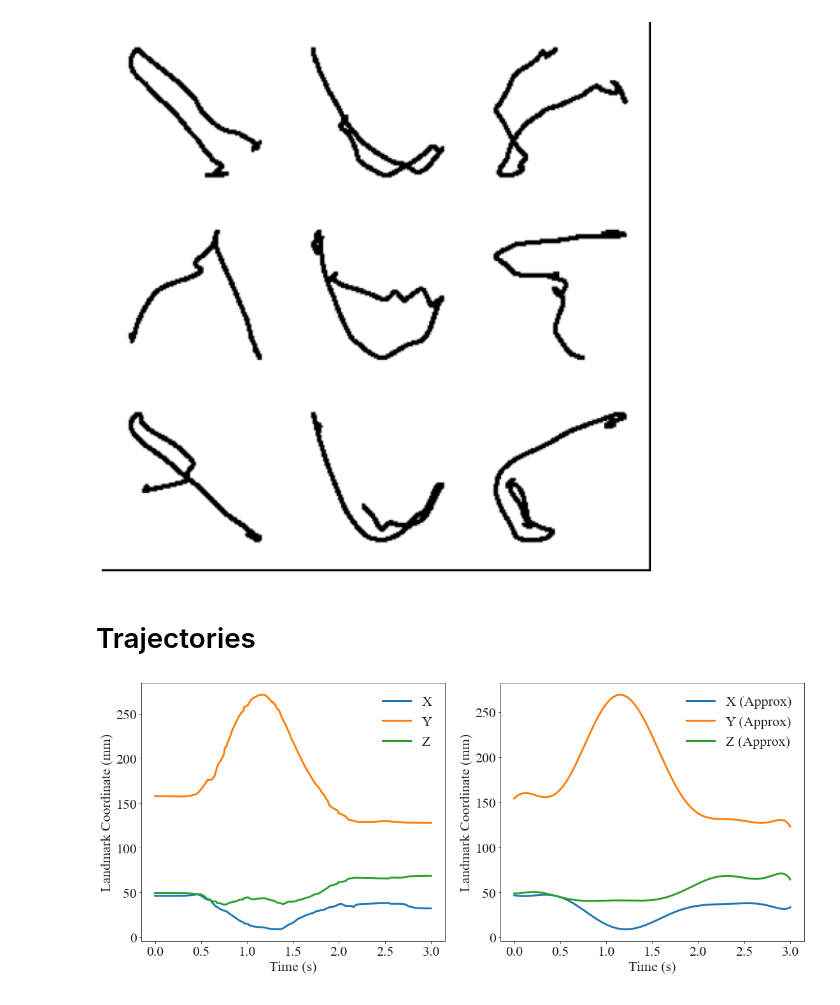
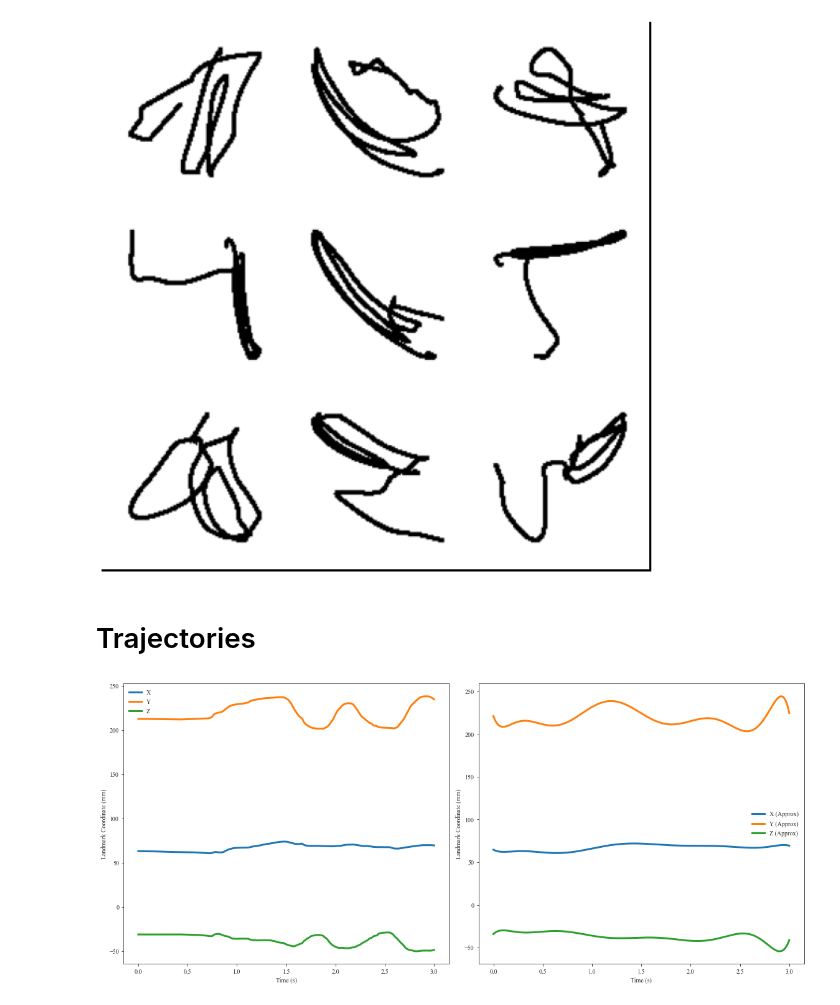
Before and after one commit to atick-faisal/Sign-Language-Recognition, a Jupyter notebook: core/src/Visualization.ipynb, the cells around one changed output. Cells and saved outputs as stored; diff of their text form; code cells hidden in the pictures.

```diff
--- a/core/src/Visualization.ipynb
+++ b/core/src/Visualization.ipynb
@@ -47,7 +47,7 @@ labels = []
 plt.figure(figsize=(12, 10))
 
 for subject in subjects:
-    for gesture in config.GESTURES:
+    for gesture in config.GESTURES[4:6]:
         gesture_dir = os.path.join(data_dir, subject, gesture)
 
         recordings = []
@@ -67,34 +67,34 @@ for subject in subjects:
             for landmark in config.PROJECTION_LANDMARKS:
                 _images.extend(
                     sp.get_projection_images(
                         data=data.filter(regex=landmark),
                         subject=subject,
                         gesture=gesture
                     )
                 )
 
             img = create_img_grid(_images, IMG_LEN)
 
             images.append(img)
             labels.append(config.GESTURES.index(gesture))
 
             plt.imshow(img)
             # plt.title(f"Original Spatial Projection")
             save_path = os.path.join(images_dir, subject, gesture)
             if not os.path.exists(save_path):
                 os.makedirs(save_path)
             # plt.savefig(os.path.join(save_path, recording + ".jpg"))
             # plt.close()
             plt.axis("off")
             plt.tight_layout()
             plt.savefig("../assets/projection_demo.svg")
             plt.show()
 
             break
         break
     break
 # %% [output]
-[figure, old version]
+[figure, new version]
 # %% [markdown]
 # Trajectories
 # %%
@@ -150,4 +150,4 @@ plt.legend()
 plt.tight_layout()
 plt.savefig("../assets/polyfit_approx.svg")
 # %% [output]
-[figure, old version]
+[figure, new version]
```
Also changed, not shown: 4 other files.
